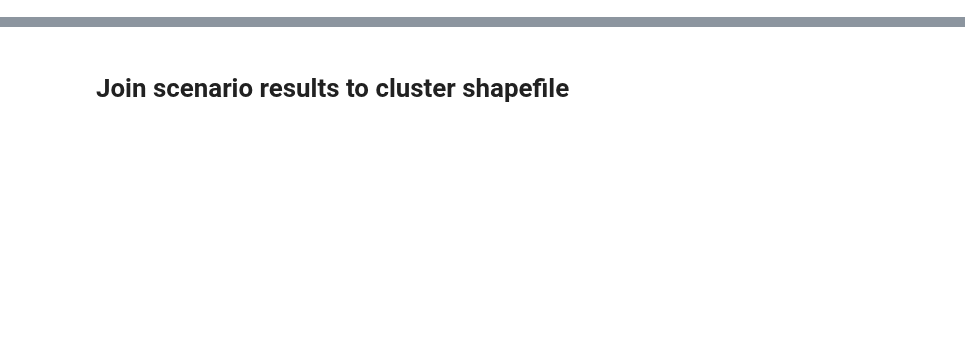
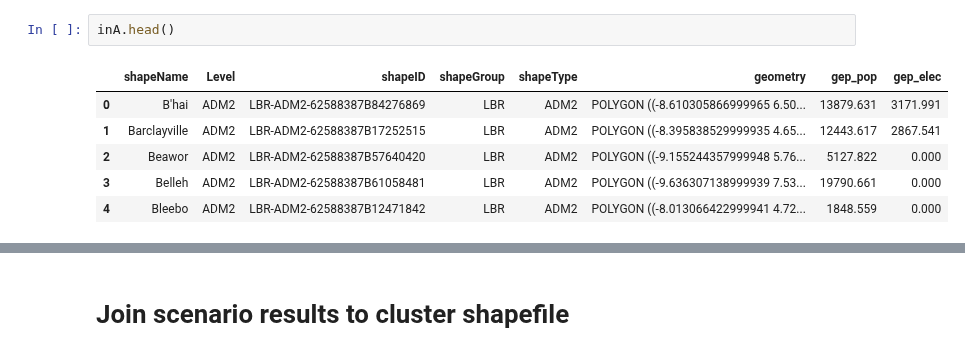
Before and after one commit to global-electrification-platform/gep_results_analysis, a Jupyter notebook: GEP_analysis/GEP_geographic_inspections.ipynb, the cells around one changed output, grey strips where cells are left out. Cells and saved outputs as stored; diff of their text form; blank space fills up the shorter version.

```diff
--- a/GEP_analysis/GEP_geographic_inspections.ipynb
+++ b/GEP_analysis/GEP_geographic_inspections.ipynb
@@ -37,0 +62,9 @@ for x in os.listdir(scenariosFolder):
+# %%
+inA.head()
+# %% [output]
+|  | shapeName | Level | shapeID | shapeGroup | shapeType | geometry | gep_pop | gep_elec |
+| 0 | B'hai | ADM2 | LBR-ADM2-62588387B84276869 | LBR | ADM2 | POLYGON ((-8.610305866999965 6.50... | 13879.631 | 3171.991 |
+| 1 | Barclayville | ADM2 | LBR-ADM2-62588387B17252515 | LBR | ADM2 | POLYGON ((-8.395838529999935 4.65... | 12443.617 | 2867.541 |
+| 2 | Beawor | ADM2 | LBR-ADM2-62588387B57640420 | LBR | ADM2 | POLYGON ((-9.155244357999948 5.76... | 5127.822 | 0.000 |
+| 3 | Belleh | ADM2 | LBR-ADM2-62588387B61058481 | LBR | ADM2 | POLYGON ((-9.636307138999939 7.53... | 19790.661 | 0.000 |
+| 4 | Bleebo | ADM2 | LBR-ADM2-62588387B12471842 | LBR | ADM2 | POLYGON ((-8.013066422999941 4.72... | 1848.559 | 0.000 |
```
Also changed, not shown: parts of 29 cells of this notebook, 4 other files.
